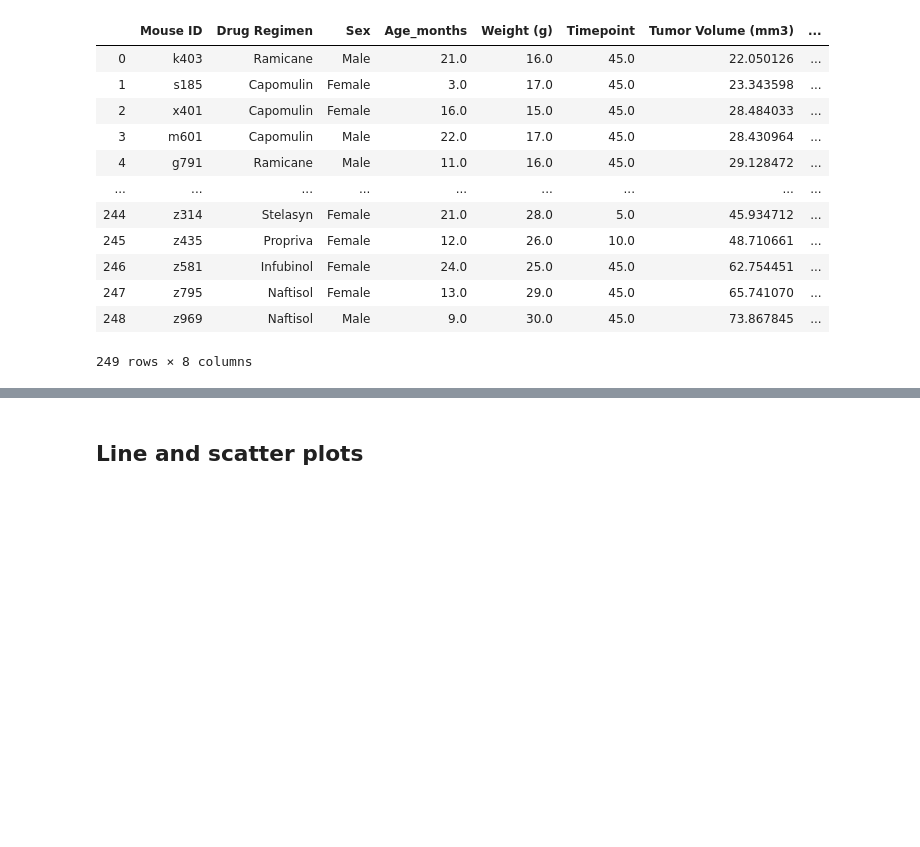
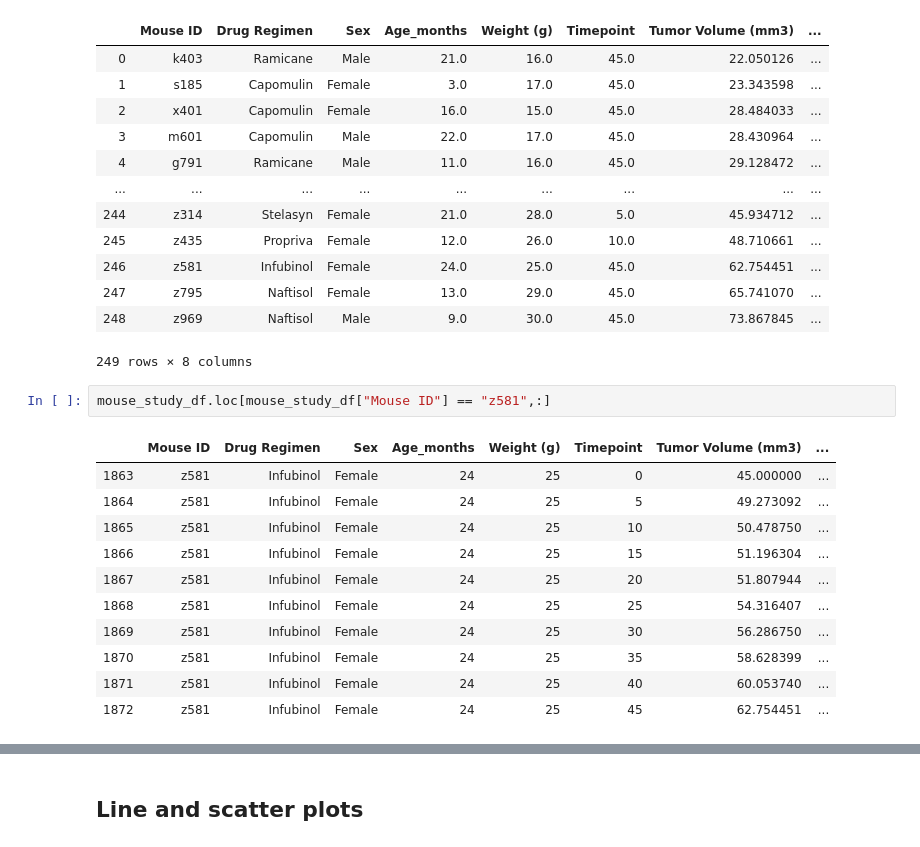
Before and after one commit to camiloibanez/Cancer-Drug-Mice-Trial, a Jupyter notebook: Instructions/Pymaceuticals/pymaceuticals_starter.ipynb, the cells around one changed output, grey strips where cells are left out. Cells and saved outputs as stored; diff of their text form; blank space fills up the shorter version.

```diff
--- a/Instructions/Pymaceuticals/pymaceuticals_starter.ipynb
+++ b/Instructions/Pymaceuticals/pymaceuticals_starter.ipynb
@@ -162,6 +162,20 @@ last_timepoints
 | 247 | z795 | Naftisol | Female | 13.0 | 29.0 | 45.0 | 65.741070 | ... |
 | 248 | z969 | Naftisol | Male | 9.0 | 30.0 | 45.0 | 73.867845 | ... |
 249 rows × 8 columns
+# %%
+mouse_study_df.loc[mouse_study_df["Mouse ID"] == "z581",:]
+# %% [output]
+|  | Mouse ID | Drug Regimen | Sex | Age_months | Weight (g) | Timepoint | Tumor Volume (mm3) | ... |
+| 1863 | z581 | Infubinol | Female | 24 | 25 | 0 | 45.000000 | ... |
+| 1864 | z581 | Infubinol | Female | 24 | 25 | 5 | 49.273092 | ... |
+| 1865 | z581 | Infubinol | Female | 24 | 25 | 10 | 50.478750 | ... |
+| 1866 | z581 | Infubinol | Female | 24 | 25 | 15 | 51.196304 | ... |
+| 1867 | z581 | Infubinol | Female | 24 | 25 | 20 | 51.807944 | ... |
+| 1868 | z581 | Infubinol | Female | 24 | 25 | 25 | 54.316407 | ... |
+| 1869 | z581 | Infubinol | Female | 24 | 25 | 30 | 56.286750 | ... |
+| 1870 | z581 | Infubinol | Female | 24 | 25 | 35 | 58.628399 | ... |
+| 1871 | z581 | Infubinol | Female | 24 | 25 | 40 | 60.053740 | ... |
+| 1872 | z581 | Infubinol | Female | 24 | 25 | 45 | 62.754451 | ... |
 # %%
 # Calculate the final tumor volume of each mouse across four of the most promising treatment regimens. Calculate the IQR and quantitatively determine if there are any potential outliers.
 
```
Also changed, not shown: parts of 6 cells of this notebook.
